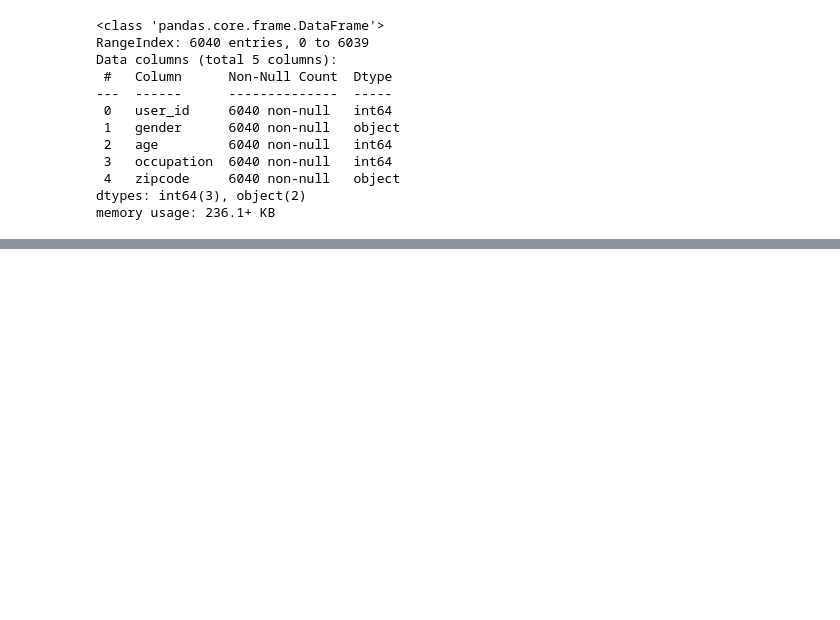
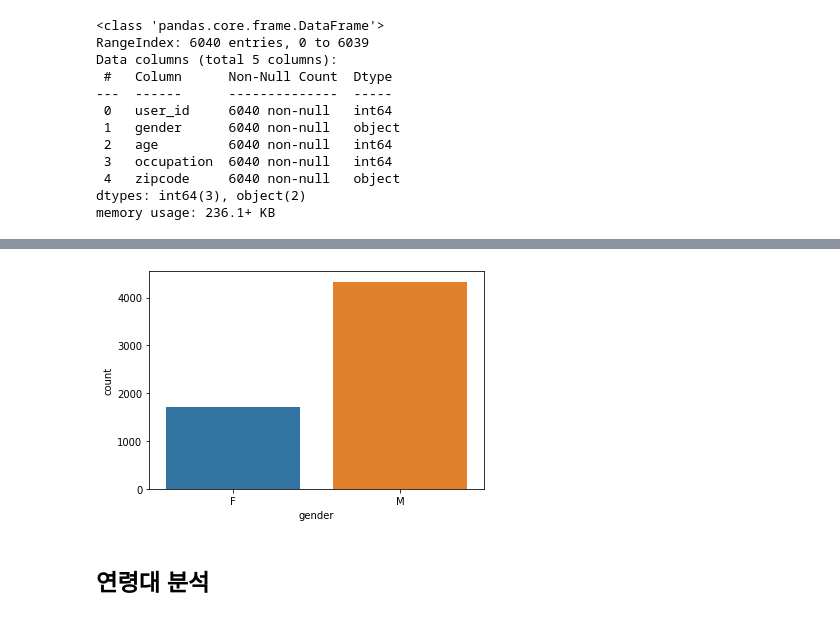
Before and after one commit to JakeOh/202208_itw_java134_lab_python, a Jupyter notebook: py25_movielens.ipynb, the cells around one changed output, grey strips where cells are left out. Cells and saved outputs as stored; diff of their text form; code cells hidden in the pictures; blank space fills up the shorter version.

```diff
--- a/py25_movielens.ipynb
+++ b/py25_movielens.ipynb
@@ -322,0 +432,8 @@ memory usage: 236.1+ KB
+# %%
+# users 데이터프레임의 성비
+sns.countplot(data=users, x='gender')
+plt.show()
+# %% [output]
+[figure, added]
+# %% [markdown]
+## 연령대 분석
```
Also changed, not shown: parts of 23 cells of this notebook.
